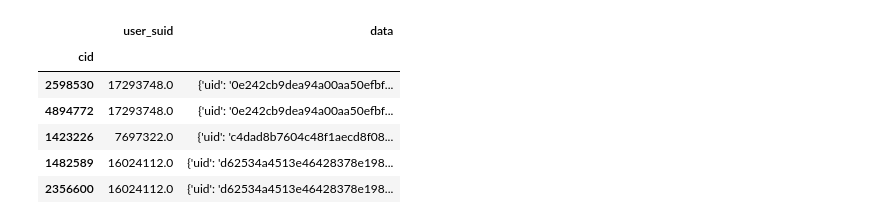
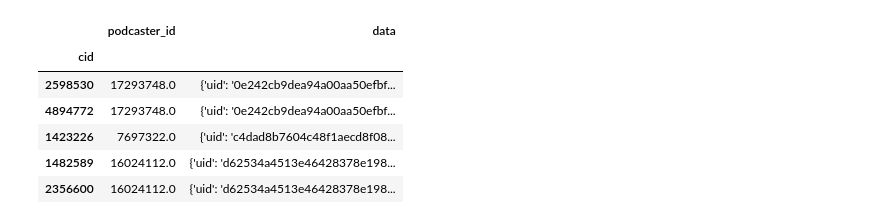
Before and after one commit to 0xkamkar/ML_Project, a Jupyter notebook: Milestone1/3-Data_Preprocessing/categoty.ipynb, the cells around one changed output. Cells and saved outputs as stored; diff of their text form; code cells hidden in the pictures.

```diff
--- a/Milestone1/3-Data_Preprocessing/categoty.ipynb
+++ b/Milestone1/3-Data_Preprocessing/categoty.ipynb
@@ -21,8 +17,10 @@ all_podcasts_with_channel
 # %%
-all_podcasts = all_podcasts_with_channel[['cid', 'user_suid', 'data']].set_index('cid')
+all_podcasts_with_channel = pd.read_json("all_podcasts_with_channel.json")
+all_podcasts_with_channel.rename(columns= {'user_suid':'podcaster_id'}, inplace = True)
+all_podcasts = all_podcasts_with_channel[['cid', 'podcaster_id', 'data']].set_index('cid')
 all_podcasts.head()
 # %% [output]
-|  | user_suid | data |
+|  | podcaster_id | data |
 | cid |  |  |
 | 2598530 | 17293748.0 | {'uid': '0e242cb9dea94a00aa50efbf... |
 | 4894772 | 17293748.0 | {'uid': '0e242cb9dea94a00aa50efbf... |
```
Also changed, not shown: parts of 24 cells of this notebook.
